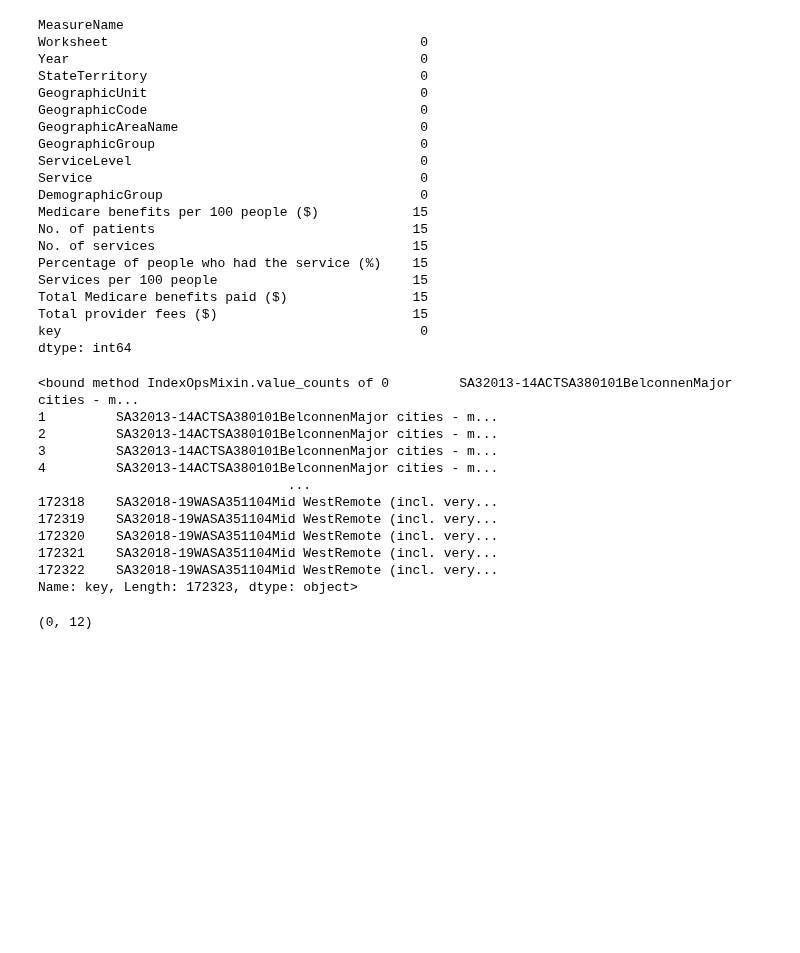
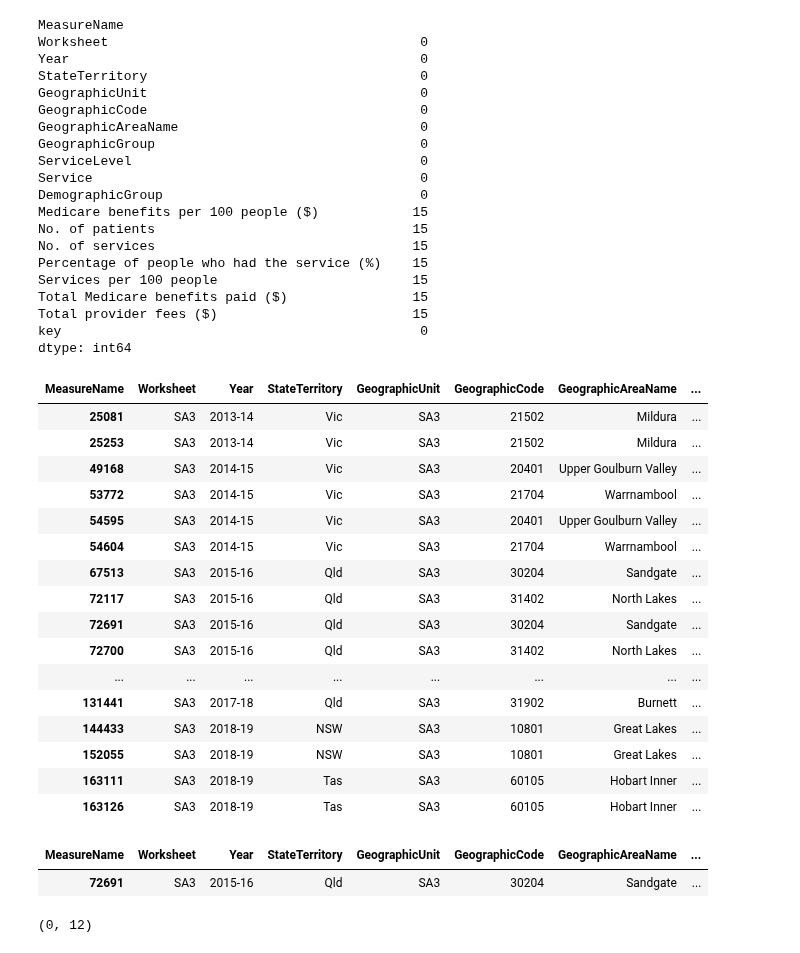
Before and after one commit to jiniep/mbs_analysis, a Jupyter notebook: scripts/1_clean_transform_mbs_data.ipynb, the cells around one changed output. Cells and saved outputs as stored; diff of their text form; code cells hidden in the pictures; blank space fills up the shorter version.

```diff
--- a/scripts/1 clean_transform_mbs_data.ipynb
+++ b/scripts/1_clean_transform_mbs_data.ipynb
@@ -666,20 +721,22 @@ Total provider fees ($)                         15
 key                                              0
 dtype: int64
 # %%
-df_mbs_201319_sa3_pivot[df_mbs_201319_sa3_pivot['Medicare benefits per 100 people ($)'].isna()].to_clipboard()
+df_mbs_201319_sa3_pivot[df_mbs_201319_sa3_pivot.isna().any(axis=1)]
+# %% [output]
+| MeasureName | Worksheet | Year | StateTerritory | GeographicUnit | GeographicCode | GeographicAreaName | ... |
+| 25081 | SA3 | 2013-14 | Vic | SA3 | 21502 | Mildura | ... |
+| 25253 | SA3 | 2013-14 | Vic | SA3 | 21502 | Mildura | ... |
+| 49168 | SA3 | 2014-15 | Vic | SA3 | 20401 | Upper Goulburn Valley | ... |
+| 53772 | SA3 | 2014-15 | Vic | SA3 | 21704 | Warrnambool | ... |
+| 54595 | SA3 | 2014-15 | Vic | SA3 | 20401 | Upper Goulburn Valley | ... |
+| 54604 | SA3 | 2014-15 | Vic | SA3 | 21704 | Warrnambool | ... |
+| 67513 | SA3 | 2015-16 | Qld | SA3 | 30204 | Sandgate | ... |
+| 72117 | SA3 | 2015-16 | Qld | SA3 | 31402 | North Lakes | ... |
+| 72691 | SA3 | 2015-16 | Qld | SA3 | 30204 | Sandgate | ... |
+| 72700 | SA3 | 2015-16 | Qld | SA3 | 31402 | North Lakes | ... |
+| ... | ... | ... | ... | ... | ... | ... | ... |
+| 131441 | SA3 | 2017-18 | Qld | SA3 | 31902 | Burnett | ... |
+| 144433 | SA3 | 2018-19 | NSW | SA3 | 10801 | Great Lakes | ... |
+| 152055 | SA3 | 2018-19 | NSW | SA3 | 10801 | Great Lakes | ... |
+| 163111 | SA3 | 2018-19 | Tas | SA3 | 60105 | Hobart Inner | ... |
+| 163126 | SA3 | 2018-19 | Tas | SA3 | 60105 | Hobart Inner | ... |
-# %%
-df_mbs_201319_sa3_pivot['key'] = df_mbs_201319_sa3_pivot['Worksheet'].astype(str) + df_mbs_201319_sa3_pivot['Year'].astype(str) + df_mbs_201319_sa3_pivot['StateTerritory'].astype(str) + df_mbs_201319_sa3_pivot['GeographicUnit'].astype(str) + df_mbs_201319_sa3_pivot['GeographicCode'].astype(str) + df_mbs_201319_sa3_pivot['GeographicAreaName'].astype(str) + df_mbs_201319_sa3_pivot['GeographicGroup'].astype(str) + df_mbs_201319_sa3_pivot['ServiceLevel'].astype(str) + df_mbs_201319_sa3_pivot['Service'].astype(str) + df_mbs_201319_sa3_pivot['DemographicGroup'].astype(str)
-df_mbs_201319_sa3_pivot['key'].value_counts
-# %% [output]
-<bound method IndexOpsMixin.value_counts of 0         SA32013-14ACTSA380101BelconnenMajor cities - m...
-1         SA32013-14ACTSA380101BelconnenMajor cities - m...
-2         SA32013-14ACTSA380101BelconnenMajor cities - m...
-3         SA32013-14ACTSA380101BelconnenMajor cities - m...
-4         SA32013-14ACTSA380101BelconnenMajor cities - m...
-                                ...
-172318    SA32018-19WASA351104Mid WestRemote (incl. very...
-172319    SA32018-19WASA351104Mid WestRemote (incl. very...
-172320    SA32018-19WASA351104Mid WestRemote (incl. very...
-172321    SA32018-19WASA351104Mid WestRemote (incl. very...
-172322    SA32018-19WASA351104Mid WestRemote (incl. very...
-Name: key, Length: 172323, dtype: object>
@@ -686,3 +745,9 @@ Name: key, Length: 172323, dtype: object>
+# %%
+df_mbs_201319_sa3_pivot[(df_mbs_201319_sa3_pivot['Year'] == '2015-16') & (df_mbs_201319_sa3_pivot['GeographicCode']=='30204') &
+                        (df_mbs_201319_sa3_pivot['Service']=='GP Mental Health') & (df_mbs_201319_sa3_pivot['DemographicGroup']== 'All persons')]
+# %% [output]
+| MeasureName | Worksheet | Year | StateTerritory | GeographicUnit | GeographicCode | GeographicAreaName | ... |
+| 72691 | SA3 | 2015-16 | Qld | SA3 | 30204 | Sandgate | ... |
 # %%
 missing_keys = count_unique_rows_2[~count_unique_rows_2['key'].isin(df_mbs_201319_sa3_pivot['key'])]
 # %%
```
Also changed, not shown: parts of 10 cells of this notebook, 1 other file.
